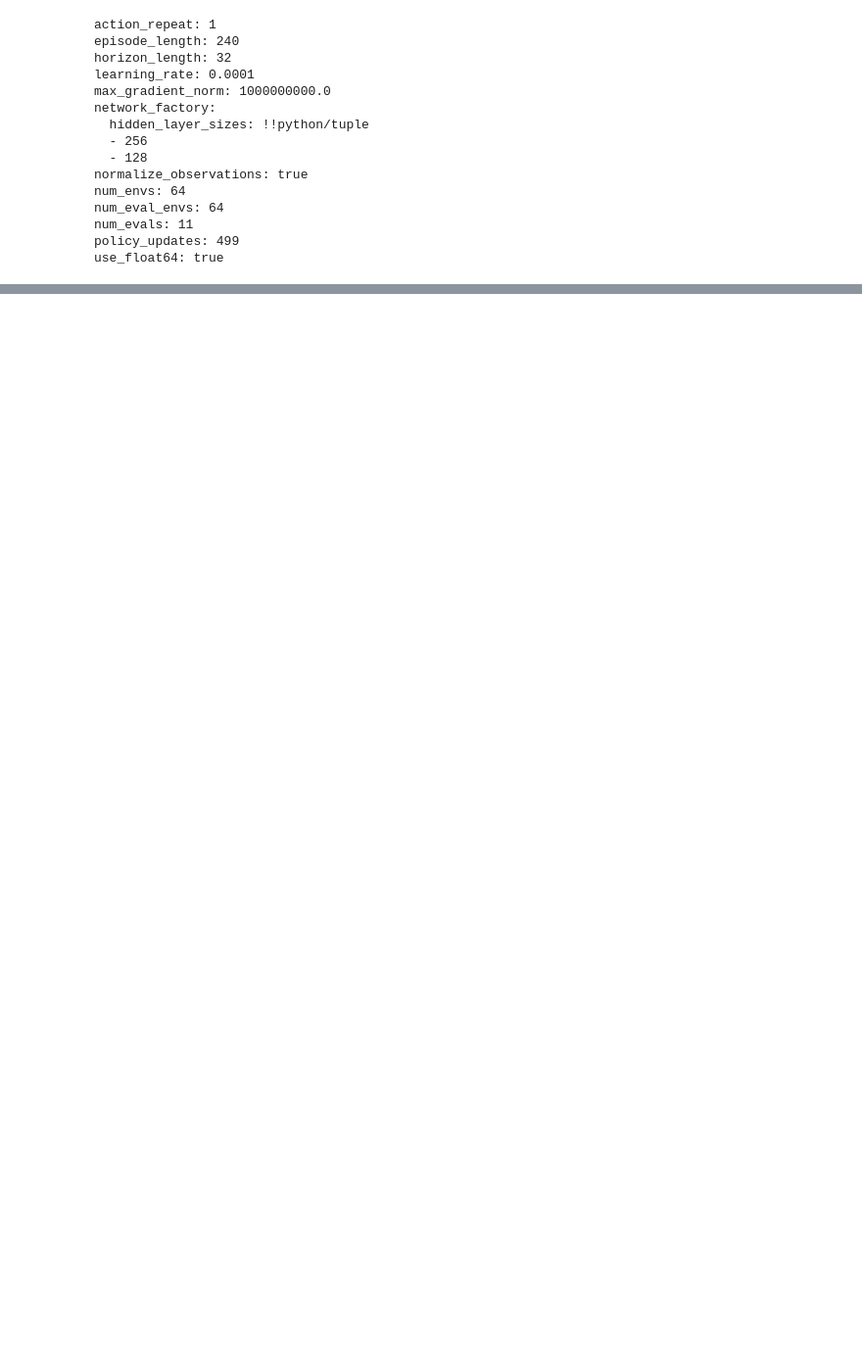
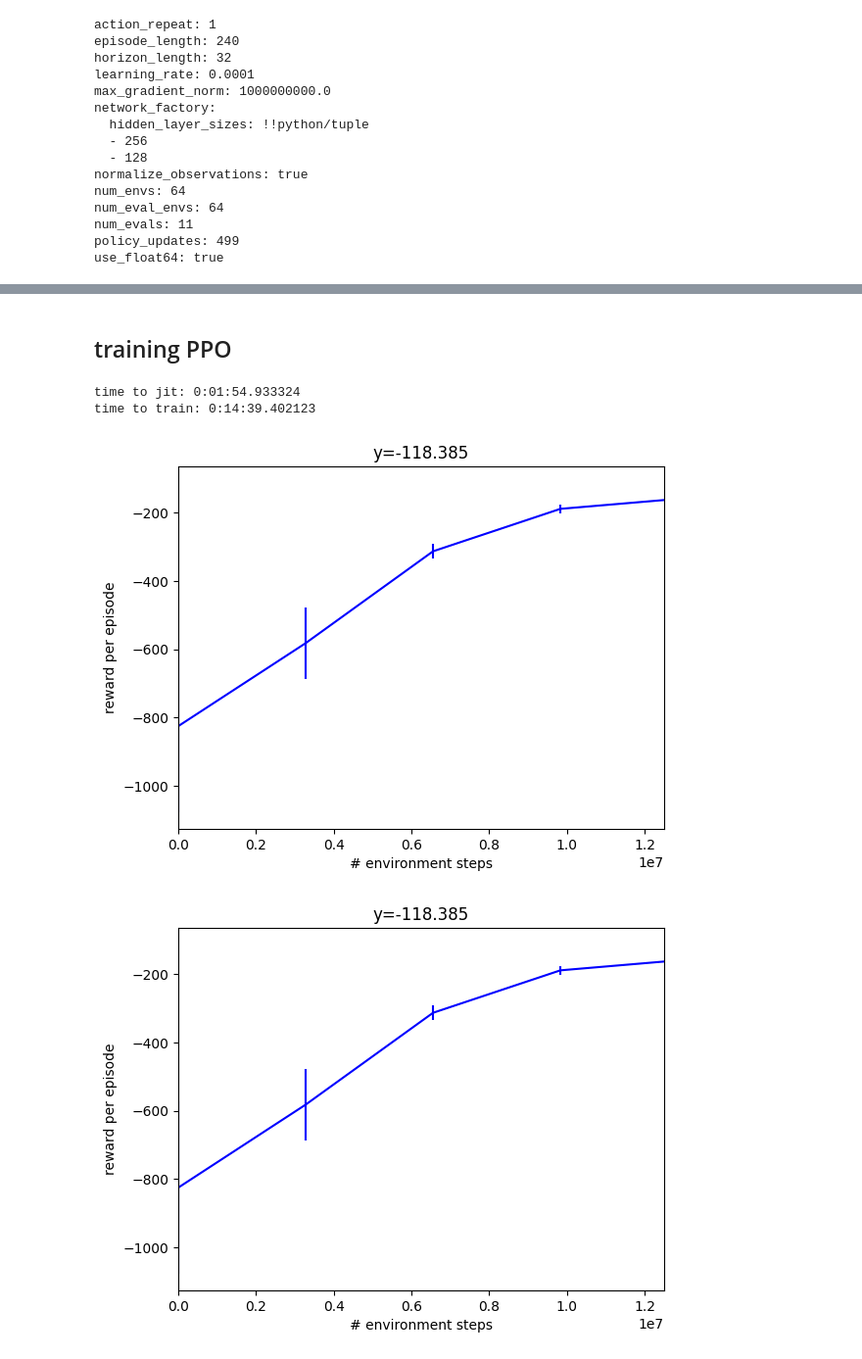
Before and after one commit to google-deepmind/mujoco_playground, a Jupyter notebook: mujoco_playground/experimental/learning/anymal_trot.ipynb, the cells around one changed output, grey strips where cells are left out. Shown at 98% size. Cells and saved outputs as stored; diff of their text form; code cells hidden in the pictures; blank space fills up the shorter version.

```diff
--- a/mujoco_playground/experimental/learning/anymal_trot.ipynb
+++ b/mujoco_playground/experimental/learning/anymal_trot.ipynb
@@ -252 +295,3 @@ model_path = '/tmp/trotting_playground_2hz_policy'
 model.save_params(model_path, params)
+# %% [markdown]
+## training PPO
@@ -252,0 +335,20 @@ model.save_params(model_path, params)
+# %%
+make_ppo_inference_fn, inference_ppo_params, metrics = train_ppo_fn(
+    environment=env,
+    eval_env=eval_env,
+    wrap_env_fn=wrapper.wrap_for_brax_training,
+)
+print(f"time to jit: {times_ppo[1] - times_ppo[0]}")
+print(f"time to train: {times_ppo[-1] - times_ppo[1]}")
+
+plt.xlim([0, ppo_params["num_timesteps"] * 1.25])
+plt.xlabel("# environment steps")
+plt.ylabel("reward per episode")
+plt.title(f"y={y_data_ppo[-1]:.3f}")
+plt.errorbar(x_data_ppo, y_data_ppo, yerr=ydataerr_ppo, color="blue")
+display(plt.gcf())
+# %% [output]
+time to jit: 0:01:54.933324
+time to train: 0:14:39.402123
+[figure, added]
+[figure, added]
```
Also changed, not shown: parts of 12 cells of this notebook, 2 other files.
